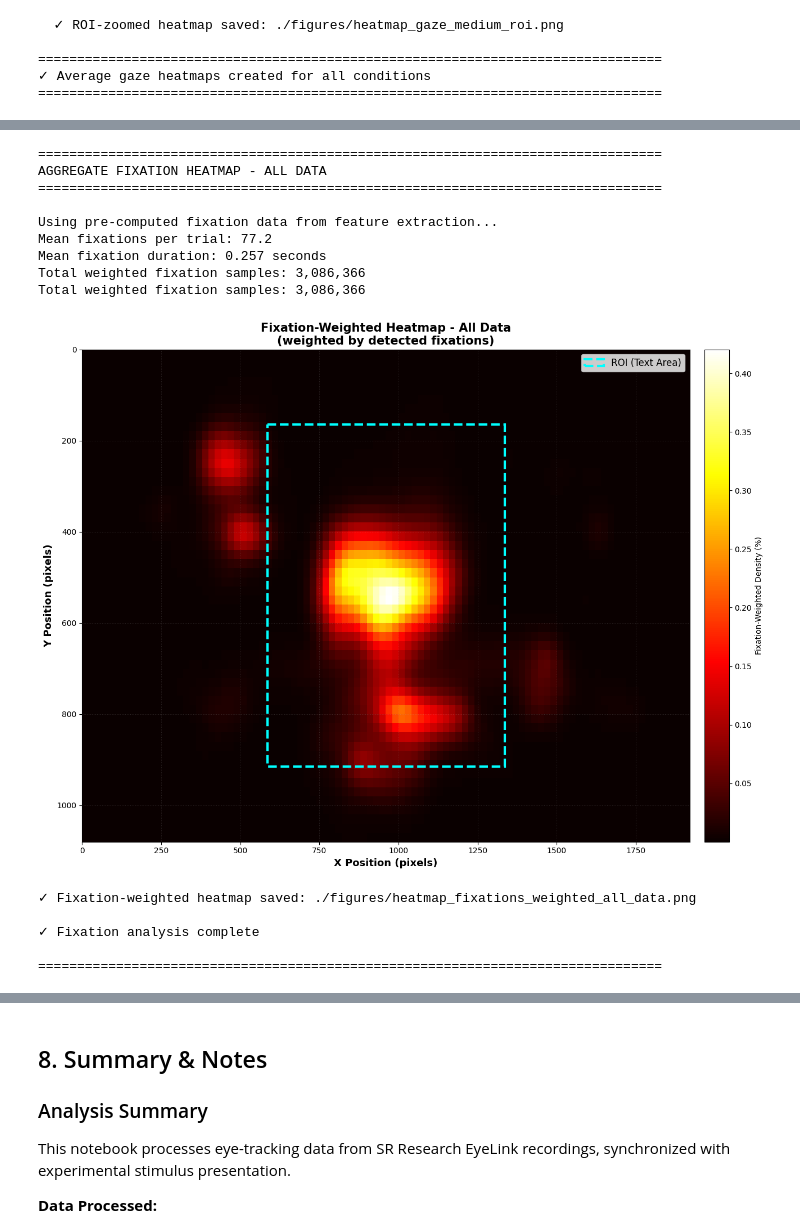
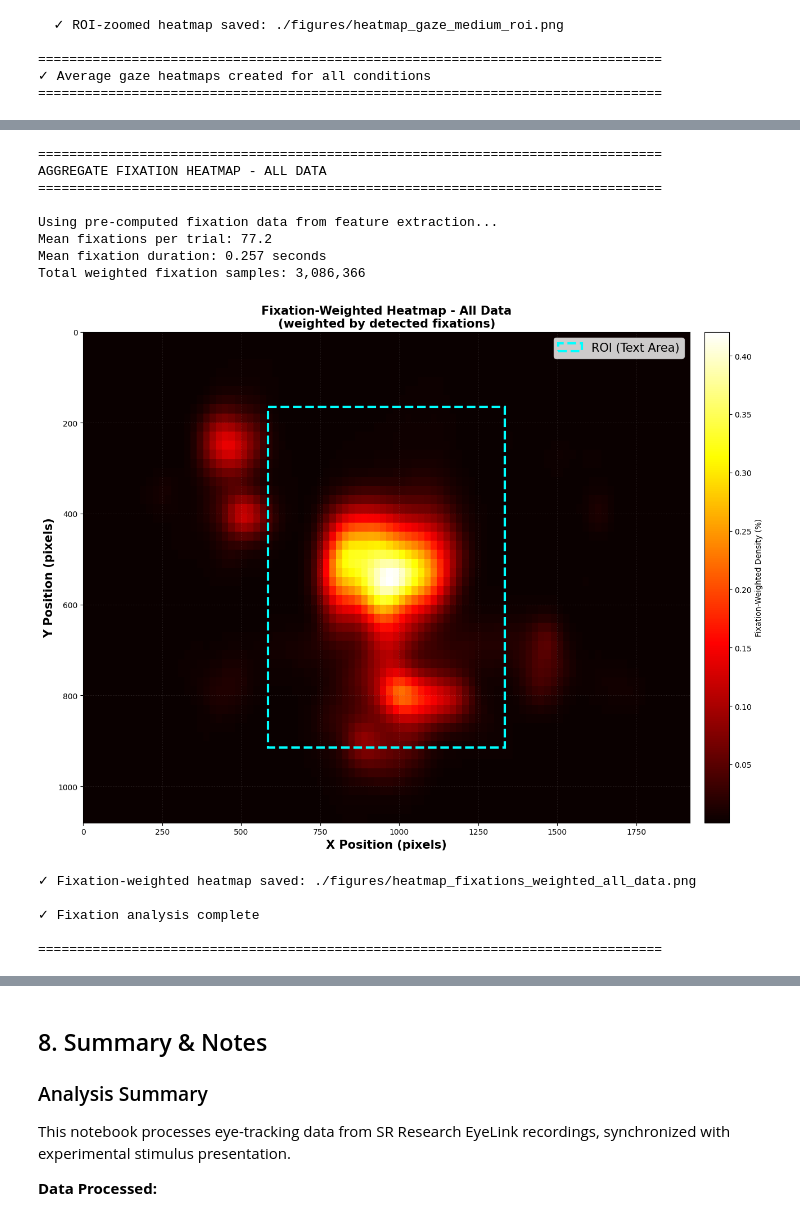
Before and after one commit to kimberlyeder/eeg-eyetracking-analysis, a Jupyter notebook: 06_EyeEvents.ipynb, the cells around one changed output, grey strips where cells are left out. Cells and saved outputs as stored; diff of their text form; code cells hidden in the pictures.

Commit message:
Heatmap Size Update

```diff
--- a/06_EyeEvents.ipynb
+++ b/06_EyeEvents.ipynb
@@ -1795,38 +1776,40 @@ if total_weighted_fixations > 0:
     # Add colorbar
     cbar = plt.colorbar(im, ax=ax, label='Fixation-Weighted Density (%)', pad=0.02)
 
     # Overlay ROI
     roi_rect = patches.Rectangle((ROI_X1, ROI_Y1), ROI_WIDTH, ROI_HEIGHT,
                                  linewidth=3, edgecolor='cyan', facecolor='none',
                                  linestyle='--', label='ROI (Text Area)')
     ax.add_patch(roi_rect)
 
-    ax.set_xlabel('X Position (pixels)', fontsize=13, fontweight='bold')
-    ax.set_ylabel('Y Position (pixels)', fontsize=13, fontweight='bold')
+    ax.set_xlabel('X Position (pixels)', fontsize=15, fontweight='bold')
+    ax.set_ylabel('Y Position (pixels)', fontsize=15, fontweight='bold')
     ax.set_title(f'Fixation-Weighted Heatmap - All Data\n(weighted by detected fixations)',
                 fontsize=15, fontweight='bold')
-    ax.legend(loc='upper right', fontsize=12)
+    ax.legend(loc='upper right', fontsize=15)
     ax.grid(True, alpha=0.2, linestyle=':')
+
+    plt.rc('xtick', labelsize=15)
+    plt.rc('ytick', labelsize=15)
 
     plt.tight_layout()
     plt.savefig('./figures/heatmap_fixations_weighted_all_data.png', dpi=150, bbox_inches='tight')
     plt.show()
     print(f'✓ Fixation-weighted heatmap saved: ./figures/heatmap_fixations_weighted_all_data.png')
 
     print(f'\n✓ Fixation analysis complete')
 
 print('\n' + '='*80)
 # %% [output]
 ================================================================================
 AGGREGATE FIXATION HEATMAP - ALL DATA
 ================================================================================
 
 Using pre-computed fixation data from feature extraction...
 Mean fixations per trial: 77.2
 Mean fixation duration: 0.257 seconds
 Total weighted fixation samples: 3,086,366
-Total weighted fixation samples: 3,086,366
-[figure, old version]
+[figure, new version]
 ✓ Fixation-weighted heatmap saved: ./figures/heatmap_fixations_weighted_all_data.png
 
 ✓ Fixation analysis complete
```
Also changed, not shown: parts of 8 cells of this notebook.
